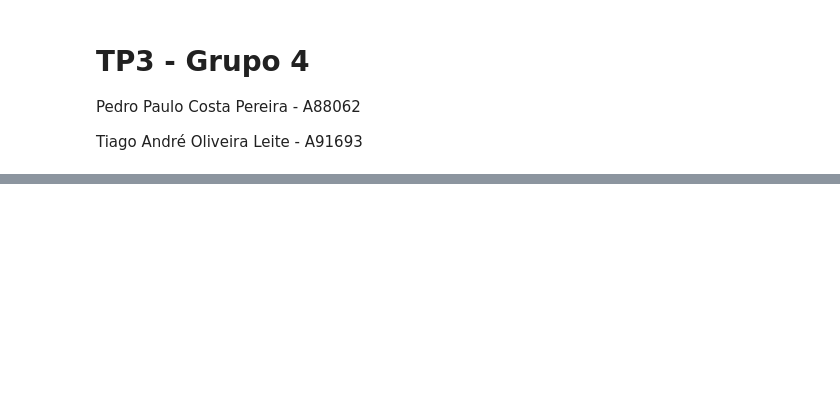
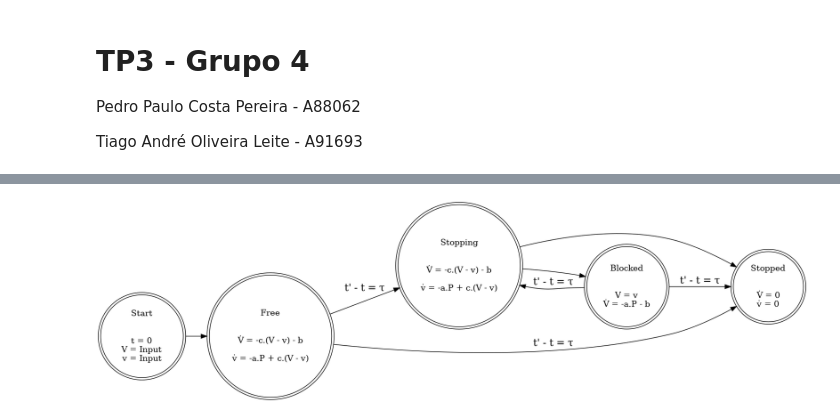
Before and after one commit to zoisper/LC-Projeto, a Jupyter notebook: 3/ABS.ipynb, the cells around one changed output, grey strips where cells are left out. Cells and saved outputs as stored; diff of their text form; code cells hidden in the pictures; blank space fills up the shorter version.

```diff
--- a/3/ABS.ipynb
+++ b/3/ABS.ipynb
@@ -49 +53,28 @@ $$
+# %%
+def draw(dot):
+    return Image(pgv.AGraph(dot).draw(format='png', prog='dot'))
+# %%
+t= 1;
+ABS = """digraph{
+    rankdir=LR;
+    Start [shape=doublecircle, label="Start\n\n\nt = 0\nV = Input\nv = Input"];
+    Free [shape = doublecircle, label="Free\n\n\nV̇ = -c.(V - v) - b\n\nv̇ = -a.P + c.(V - v)"];
+    Stopping [shape = doublecircle, label="Stopping\n\n\nV̇ = -c.(V - v) - b\n\nv̇ = -a.P + c.(V - v)"];
+    Blocked [shape = doublecircle, label="Blocked\n\n\nV = v\nV̇ = -a.P - b"];
+    Stopped [shape = doublecircle, label="Stopped\n\n\nV̇ = 0\nv̇ = 0"];
+
+    Start -> Free;
+    Free -> Stopping [label="t' - t = τ",fontsize="17"];
+    Free -> Stopped [label="t' - t = τ",fontsize="17"];
+    Stopping -> Blocked;
+    Stopping -> Stopped;
+    Blocked -> Stopped [label="t' - t = τ",fontsize="17"];
+    Blocked -> Stopping [label="t' - t = τ",fontsize="17"];
+
+
+}"""
+
+draw(ABS)
+# %% [output]
+[figure, added]
 # %%
```
Also changed, not shown: parts of 6 cells of this notebook, 2 other files.
